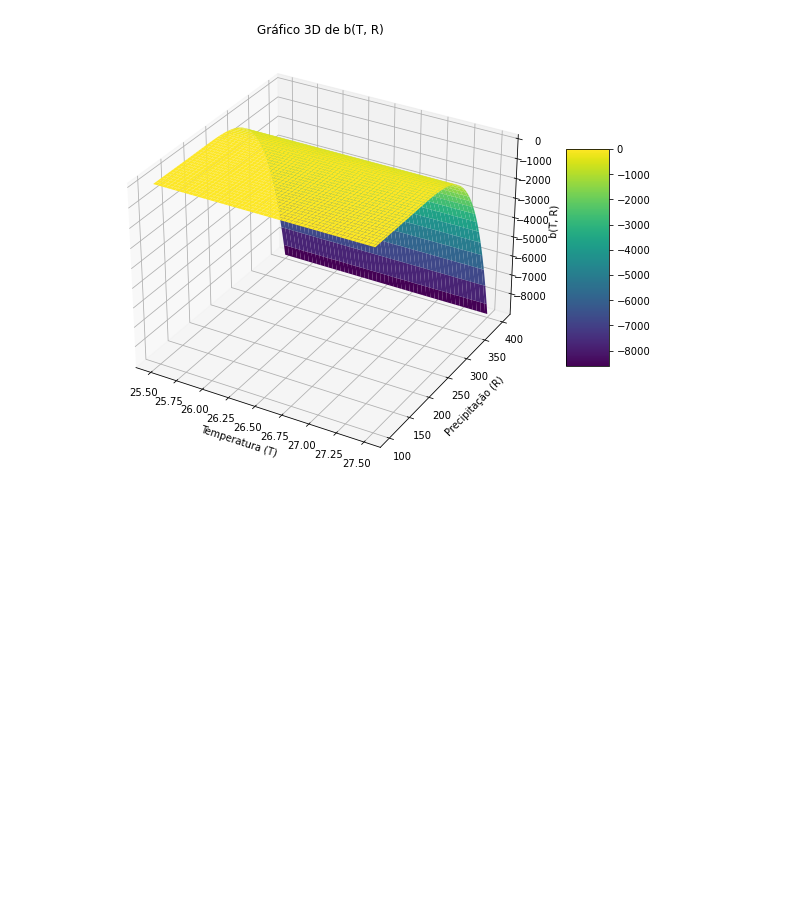
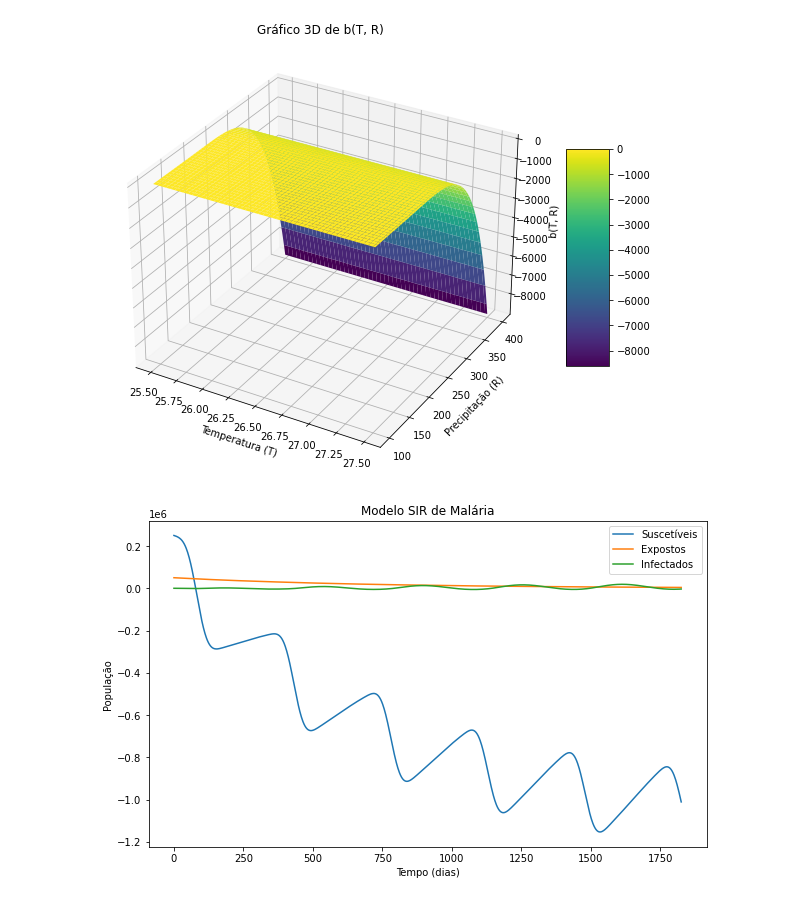
Before and after one commit to RaphaLevy/TCC, a Jupyter notebook: Modelagem/Teste_Evolução_de_Mosquitos.ipynb, the cells around one changed output. Cells and saved outputs as stored; diff of their text form; code cells hidden in the pictures; blank space fills up the shorter version.

Commit message:
Analisa efeitos de chuva superior ao limite

```diff
--- a/Modelagem/Teste_Evolução_de_Mosquitos.ipynb
+++ b/Modelagem/Teste_Evolução_de_Mosquitos.ipynb
@@ -11,5 +12,5 @@ from mpl_toolkits.mplot3d import Axes3D
 # %%
-def lotkavolterra(t, z, T1, T2, omega1, phi1, R1, R2, omega2, phi2,
+def model(t, z, T1, T2, omega1, phi1, R1, R2, omega2, phi2,
                    B_E, p_ME, p_ML, p_MP, tau_E, tau_P, c1, c2,
                    D1, b1, A, B, C, b2, tau_H, DD, Tmin, gamma, R_L,
                    N, M, I_M0, I_H0):
@@ -44,11 +45,10 @@ def lotkavolterra(t, z, T1, T2, omega1, phi1, R1, R2, omega2, phi2,
     def p_LRT(Rain,Temp):
         return p_LR(Rain)*p_LT(Temp)
 
-    # Probabilidade de sobrevivência dos ovos e pupas dependente de chuva (Não definido previamente)
+    # Probabilidade de sobrevivência dos ovos e pupas dependente de chuva
     def p_ER(Rain):
         return (4*p_ME/R_L**2) * Rain * (R_L - Rain)
 
-    # Probabilidade de sobrevivência dos ovos e pupas dependente de chuva (Não definido previamente)
     def p_PR(Rain):
         return (4*p_MP/R_L**2) * Rain * (R_L - Rain)
 
@@ -884,3 +884,29 @@ fig.colorbar(surf, shrink=0.5, aspect=5)
 plt.show()
 # %% [output]
 [figure]
+# %%
+args = (T1, T2, omega1, phi1, R1, R2, omega2, phi2,
+                   B_E, p_ME, p_ML, p_MP, tau_E, tau_P, c1, c2,
+                   D1, b1, 1, 1, 1, b2, tau_H, DD, Tmin, gamma, R_L,
+                   N, M, E_M0, I_H0)
+
+t_eval = np.linspace(0, 1825, 1000)  # Avalia a solução em 1000 pontos entre 0 e 365
+sol = solve_ivp(model, [0, 1825], [S_H0, I_H0, 0, S_M0, E_M0, 0], args=args, dense_output=True, t_eval=t_eval, method="DOP853")
+
+times = sol.t
+S_H, I_H, R_H, S_M, E_M, I_M = sol.y
+
+plt.figure(figsize=(10, 6))
+plt.plot(times, S_M, label='Suscetíveis')
+plt.plot(times, E_M, label='Expostos')
+plt.plot(times, I_M, label='Infectados')
+
+plt.xlabel('Tempo (dias)')
+plt.ylabel('População')
+plt.title('Modelo SIR de Malária')
+
+plt.legend()
+
+plt.show()
+# %% [output]
+[figure, added]
```
Also changed, not shown: parts of 91 cells of this notebook.
